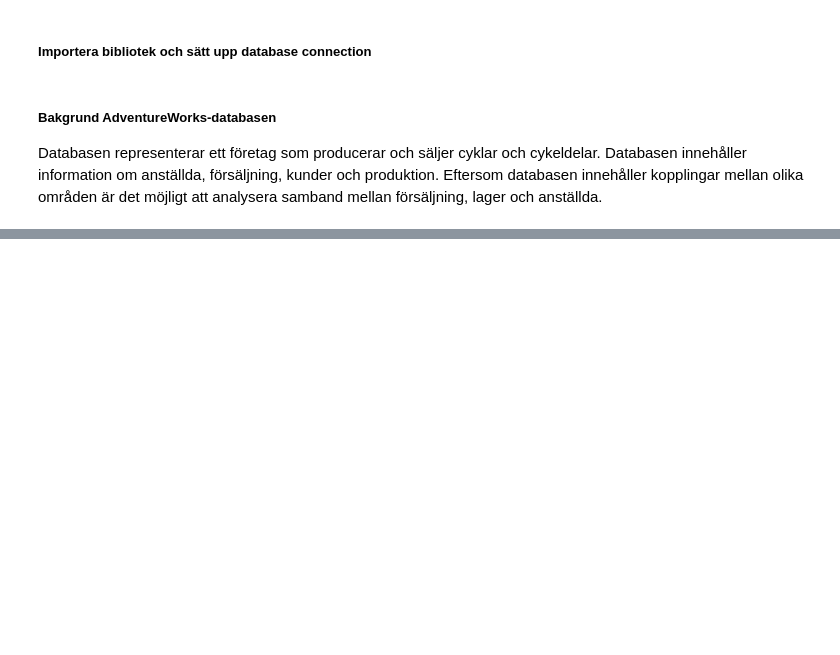
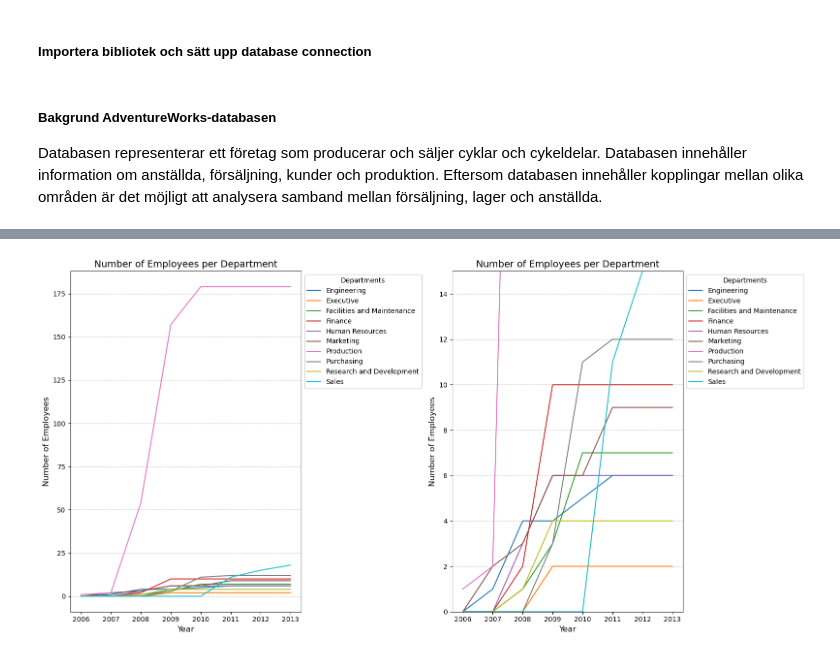
Before and after one commit to terese-eriksson/GitHub_SQL_Terese, a Jupyter notebook: Kunskapskontroll_SQL_Terese.ipynb, the cells around one changed output, grey strips where cells are left out. Saved outputs shown, nothing was run; the diff lists cells and outputs as text; code cells hidden in the pictures; blank space fills up the shorter version.

```diff
--- a/Kunskapskontroll_SQL_Terese.ipynb
+++ b/Kunskapskontroll_SQL_Terese.ipynb
@@ -1287,0 +353,79 @@ plt.show()
+# %%
+# The cumulative number of employees per department.
+
+# Query that retrives number of new hires by department and year.
+# Some deparments are excluded.
+# The cumulative number of employees per department is calculated.
+query = """
+WITH AllDepartments AS (
+    SELECT DISTINCT ED.Department
+    FROM HumanResources.vEmployeeDepartment AS ED
+    WHERE ED.Department NOT IN (
+        'Document Control', 'Information Services', 'Tool Design',
+        'Shipping and Receiving', 'Quality Assurance', 'Production Control'
+    )
+),
+AllYears AS (
+    SELECT DISTINCT YEAR(E.HireDate) AS Year
+    FROM HumanResources.Employee AS E
+),
+NewHiresData AS (
+    SELECT
+        YEAR(E.HireDate) AS Year,
+        ED.Department,
+        COUNT(E.BusinessEntityID) AS NewHires
+    FROM HumanResources.Employee AS E
+    INNER JOIN HumanResources.vEmployeeDepartment AS ED
+        ON E.BusinessEntityID = ED.BusinessEntityID
+    GROUP BY
+        YEAR(E.HireDate),
+        ED.Department
+)
+SELECT
+    A.Year,
+    D.Department,
+    COALESCE(N.NewHires, 0) AS NewHires,
+    SUM(COALESCE(N.NewHires, 0)) OVER (PARTITION BY D.Department ORDER BY A.Year ROWS BETWEEN UNBOUNDED PRECEDING AND CURRENT ROW) AS CumulativeNewHires
+FROM
+    AllYears A
+CROSS JOIN
+    AllDepartments D
+LEFT JOIN
+    NewHiresData N
+    ON A.Year = N.Year AND D.Department = N.Department
+ORDER BY
+    A.Year,
+    D.Department;
+"""
+
+df = pd.read_sql(query, engine)
+pivot_cumulative_new_hires = df.pivot(index="Year", columns="Department", values="CumulativeNewHires")
+
+# Plot ddata
+fig, axes = plt.subplots(1, 2, figsize=(16, 8))
+
+# 1
+for department in pivot_cumulative_new_hires.columns:
+    axes[0].plot(pivot_cumulative_new_hires.index, pivot_cumulative_new_hires[department], label=department)
+
+axes[0].set_title("Number of Employees per Department", fontsize=14)
+axes[0].set_xlabel("Year", fontsize=12)
+axes[0].set_ylabel("Number of Employees", fontsize=12)
+axes[0].legend(title="Departments", loc="upper left", bbox_to_anchor=(1, 1))
+axes[0].grid(axis="y", linestyle="--", alpha=0.7)
+
+# 2
+for department in pivot_cumulative_new_hires.columns:
+    axes[1].plot(pivot_cumulative_new_hires.index, pivot_cumulative_new_hires[department], label=department)
+
+axes[1].set_title("Number of Employees per Department", fontsize=14)
+axes[1].set_xlabel("Year", fontsize=12)
+axes[1].set_ylabel("Number of Employees", fontsize=12)
+axes[1].set_ylim(0, 15)  # limit y-axis
+axes[1].legend(title="Departments", loc="upper left", bbox_to_anchor=(1, 1))
+axes[1].grid(axis="y", linestyle="--", alpha=0.7)
+
+plt.tight_layout()
+plt.show()
+# %% [output]
+[figure, added]
```
Also changed, not shown: parts of 55 cells of this notebook.
